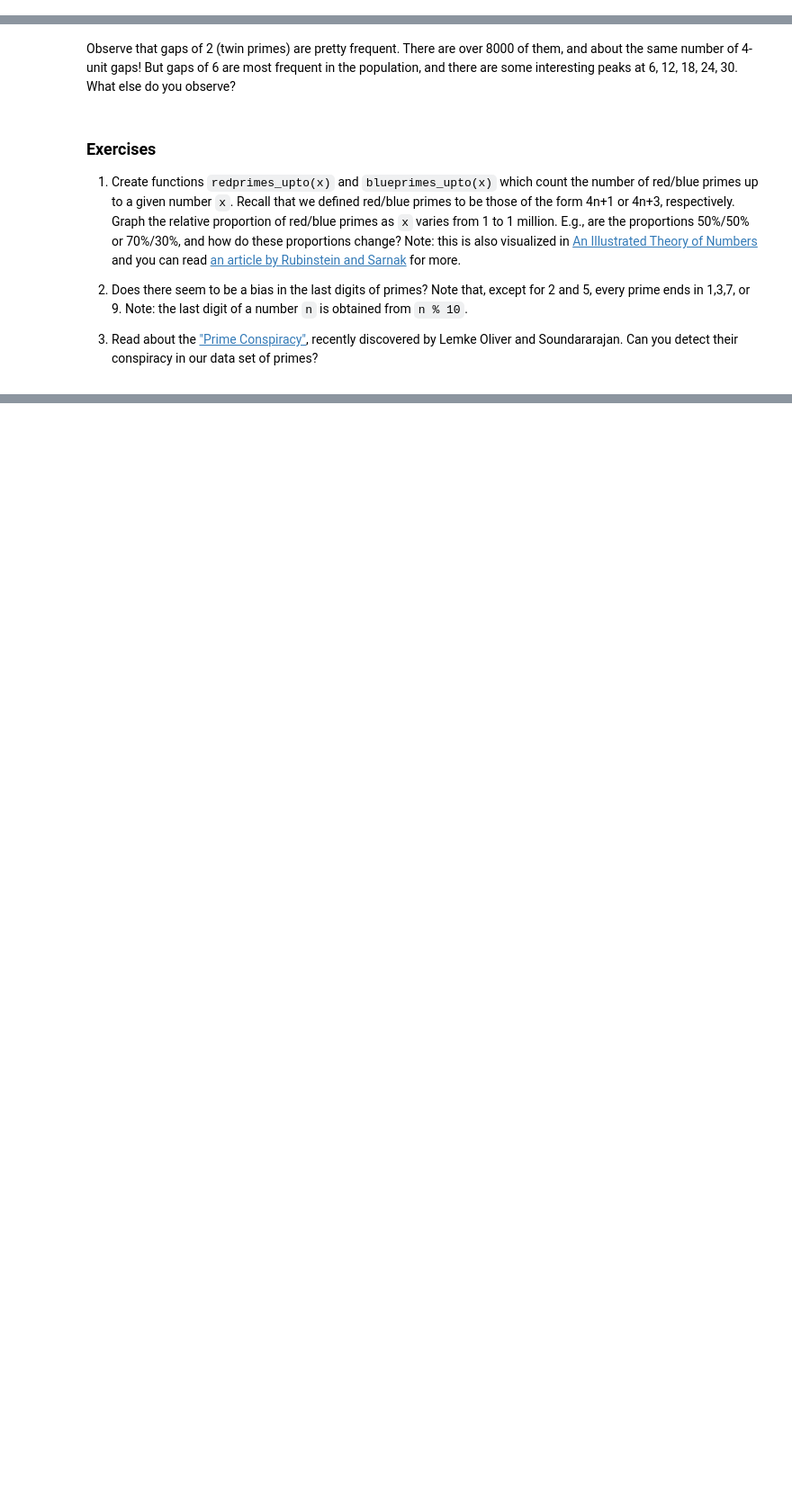
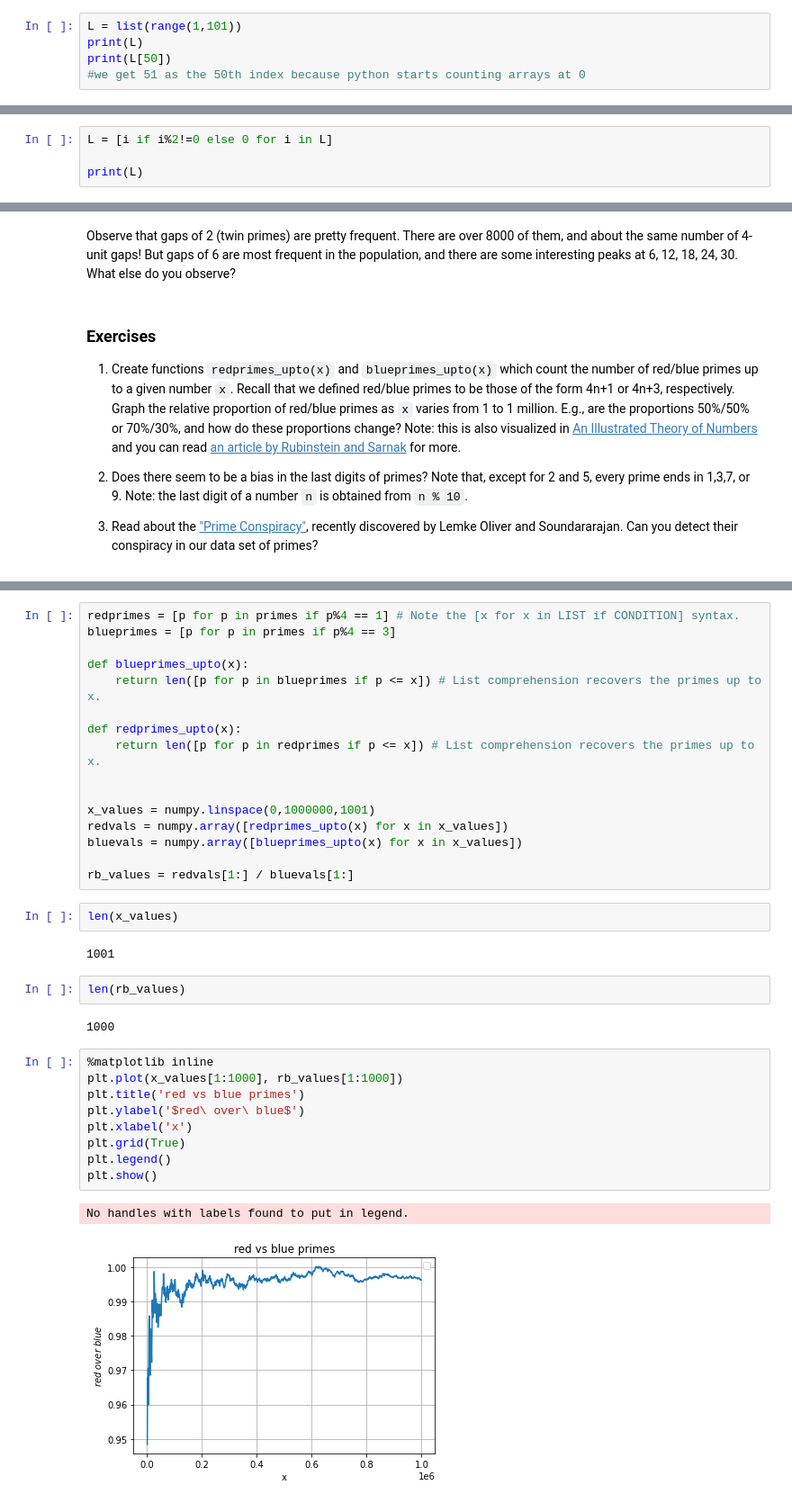
Before and after one commit to BurleighCharlton/Python-Mathematics, a Jupyter notebook: P4M_Notebook_3.ipynb, the cells around one changed output, grey strips where cells are left out. Shown at 90% size. Saved outputs shown, nothing was run; the diff lists cells and outputs as text; blank space fills up the shorter version.

```diff
--- a/P4M_Notebook_3.ipynb
+++ b/P4M_Notebook_3.ipynb
@@ -323,0 +617,5 @@ print(L)
+# %%
+L = list(range(1,101))
+print(L)
+print(L[50])
+#we get 51 as the 50th index because python starts counting arrays at 0
@@ -323,0 +635,4 @@ print(L)
+# %%
+L = [i if i%2!=0 else 0 for i in L]
+
+print(L)
@@ -732,0 +1357,36 @@ Observe that gaps of 2 (twin primes) are pretty frequent.  There are over 8000 o
+# %%
+redprimes = [p for p in primes if p%4 == 1] # Note the [x for x in LIST if CONDITION] syntax.
+blueprimes = [p for p in primes if p%4 == 3]
+
+def blueprimes_upto(x):
+    return len([p for p in blueprimes if p <= x]) # List comprehension recovers the primes up to x.
+
+def redprimes_upto(x):
+    return len([p for p in redprimes if p <= x]) # List comprehension recovers the primes up to x.
+
+
+x_values = numpy.linspace(0,1000000,1001)
+redvals = numpy.array([redprimes_upto(x) for x in x_values])
+bluevals = numpy.array([blueprimes_upto(x) for x in x_values])
+
+rb_values = redvals[1:] / bluevals[1:]
+# %%
+len(x_values)
+# %% [output]
+1001
+# %%
+len(rb_values)
+# %% [output]
+1000
+# %%
+%matplotlib inline
+plt.plot(x_values[1:1000], rb_values[1:1000])
+plt.title('red vs blue primes')
+plt.ylabel('$red\ over\ blue$')
+plt.xlabel('x')
+plt.grid(True)
+plt.legend()
+plt.show()
+# %% [output]
+No handles with labels found to put in legend.
+[figure, added]
```
Also changed, not shown: parts of 150 cells of this notebook.
